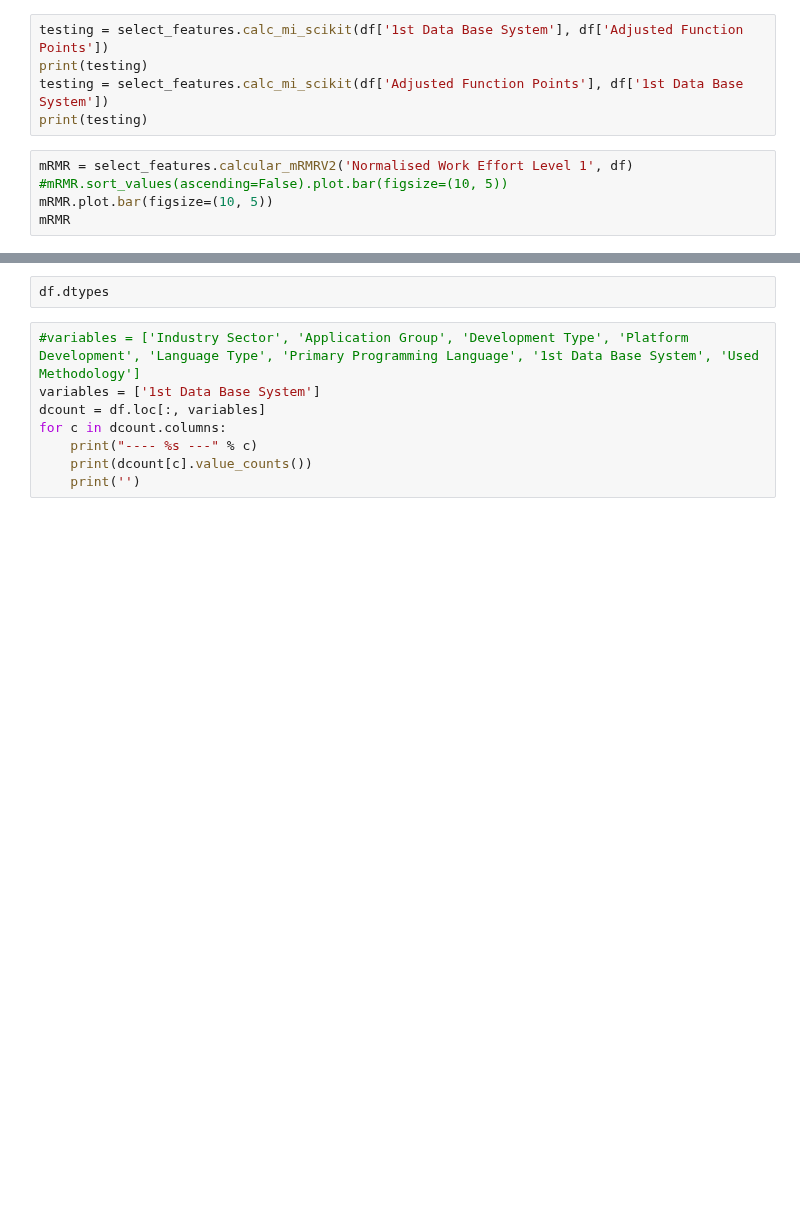
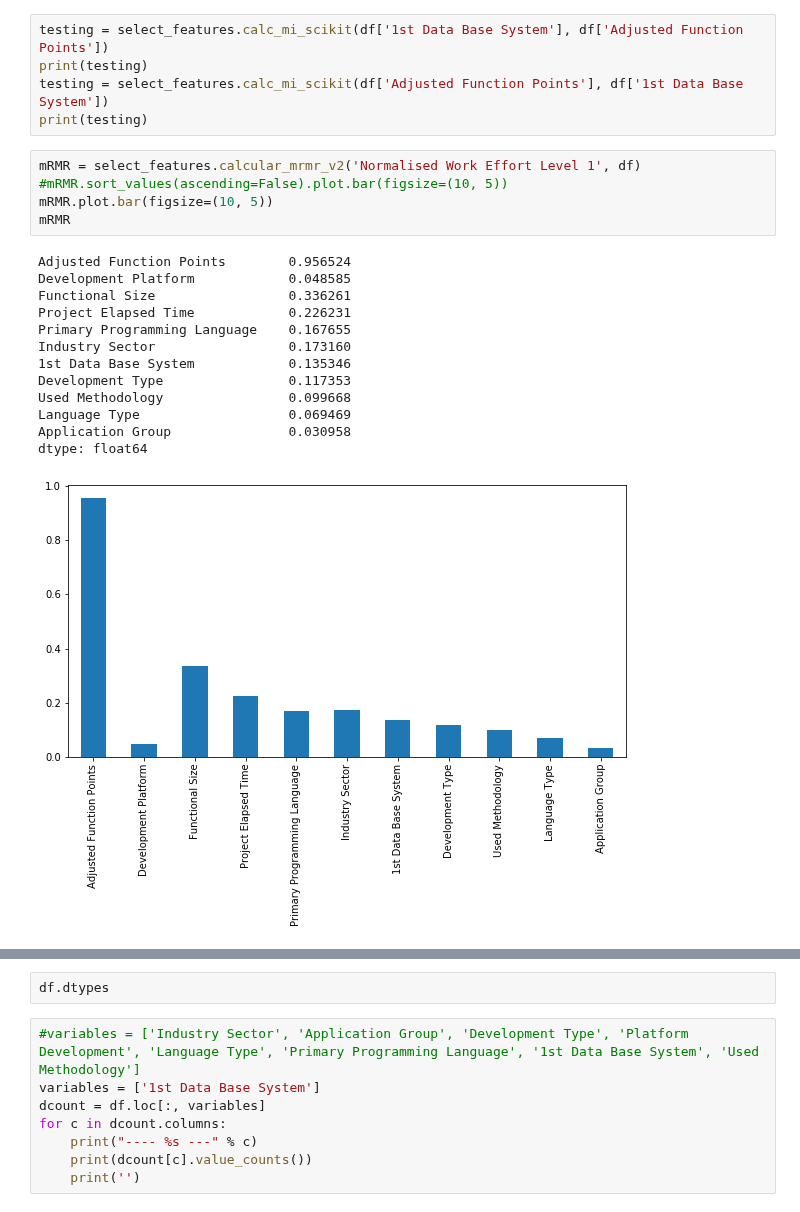
Before and after one commit to ivanajenjo/TFG, a Jupyter notebook: src/import_filter.ipynb, the cells around one changed output, grey strips where cells are left out. Drawn from its saved outputs; the diff is of its cells as text; blank space fills up the shorter version.

```diff
--- a/src/import_filter.ipynb
+++ b/src/import_filter.ipynb
@@ -118,10 +143,24 @@ print(testing)
 testing = select_features.calc_mi_scikit(df['Adjusted Function Points'], df['1st Data Base System'])
 print(testing)
 # %%
-mRMR = select_features.calcular_mRMRV2('Normalised Work Effort Level 1', df)
+mRMR = select_features.calcular_mrmr_v2('Normalised Work Effort Level 1', df)
 #mRMR.sort_values(ascending=False).plot.bar(figsize=(10, 5))
 mRMR.plot.bar(figsize=(10, 5))
 mRMR
+# %% [output]
+Adjusted Function Points        0.956524
+Development Platform            0.048585
+Functional Size                 0.336261
+Project Elapsed Time            0.226231
+Primary Programming Language    0.167655
+Industry Sector                 0.173160
+1st Data Base System            0.135346
+Development Type                0.117353
+Used Methodology                0.099668
+Language Type                   0.069469
+Application Group               0.030958
+dtype: float64
+[figure, added]
 # %%
 #Utilizando el método normalize_mutual_info_score
 mi = select_features.calcular_mi_manual('Normalised Work Effort Level 1', df)
```
Also changed, not shown: parts of 3 cells of this notebook, 2 other files.
